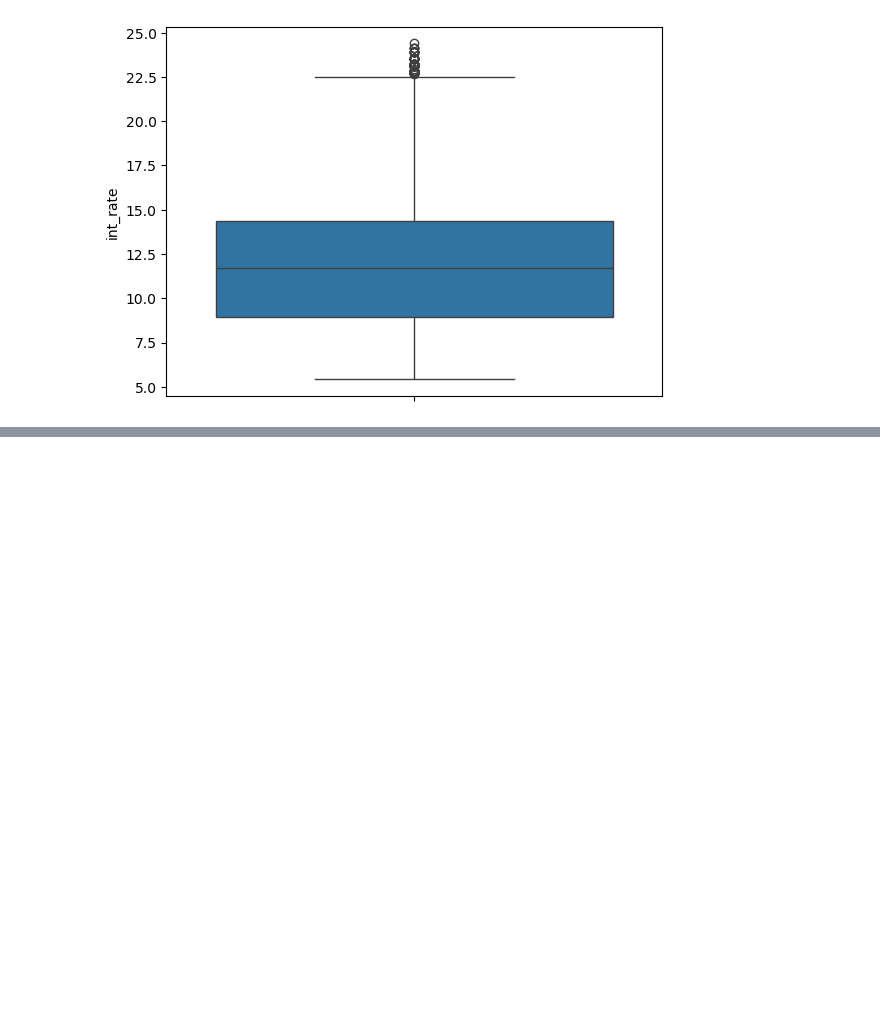
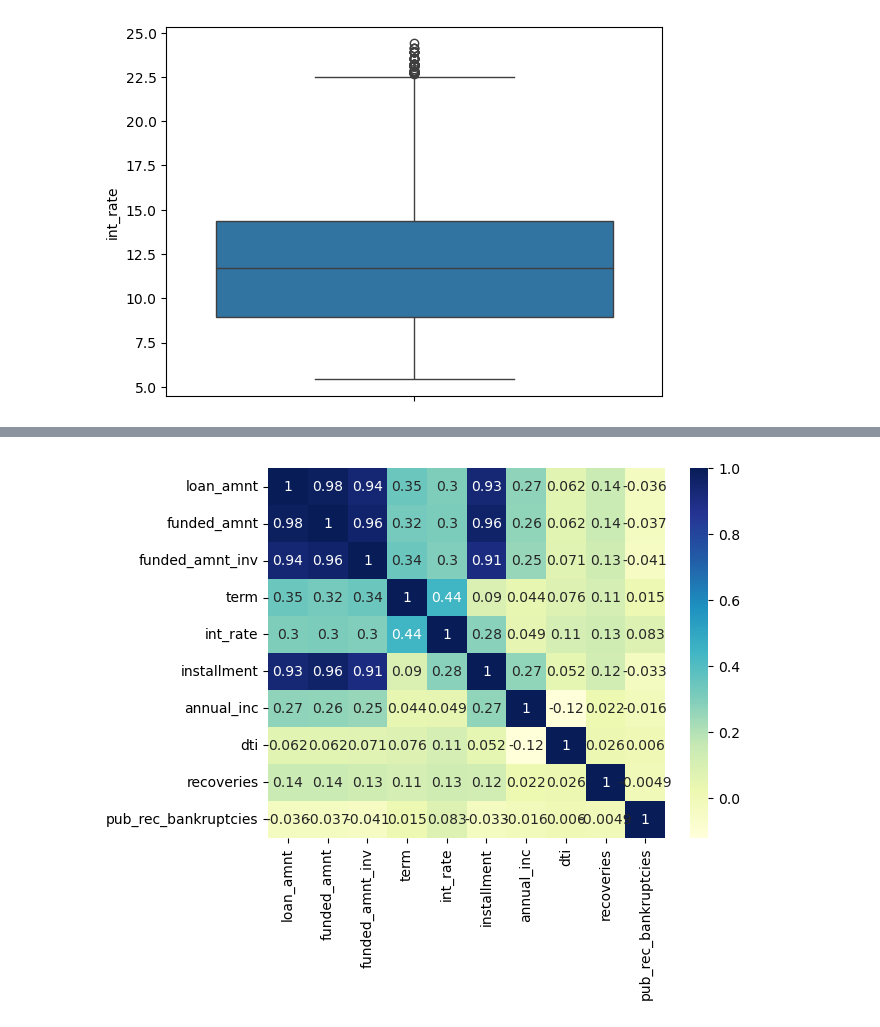
Before and after one commit to sunnyku/MS, a Jupyter notebook: case_study/staging.ipynb, the cells around one changed output, grey strips where cells are left out. Saved outputs shown, nothing was run; the diff lists cells and outputs as text; code cells hidden in the pictures; blank space fills up the shorter version.

```diff
--- a/case_study/staging.ipynb
+++ b/case_study/staging.ipynb
@@ -499,0 +632,4 @@ sns.boxplot(data1.int_rate)
+# %%
+corr_data1 = data1.filter(["loan_amnt", "funded_amnt", "funded_amnt_inv", 'term','int_rate','installment','annual_inc','dti','recoveries','pub_rec_bankruptcies'])
+cor = corr_data1.corr()
+round(cor, 3)
@@ -499,0 +648,5 @@ sns.boxplot(data1.int_rate)
+# %%
+sns.heatmap(cor, cmap="YlGnBu", annot=True)
+plt.show()
+# %% [output]
+[figure, added]
```
Also changed, not shown: parts of 13 cells of this notebook.
